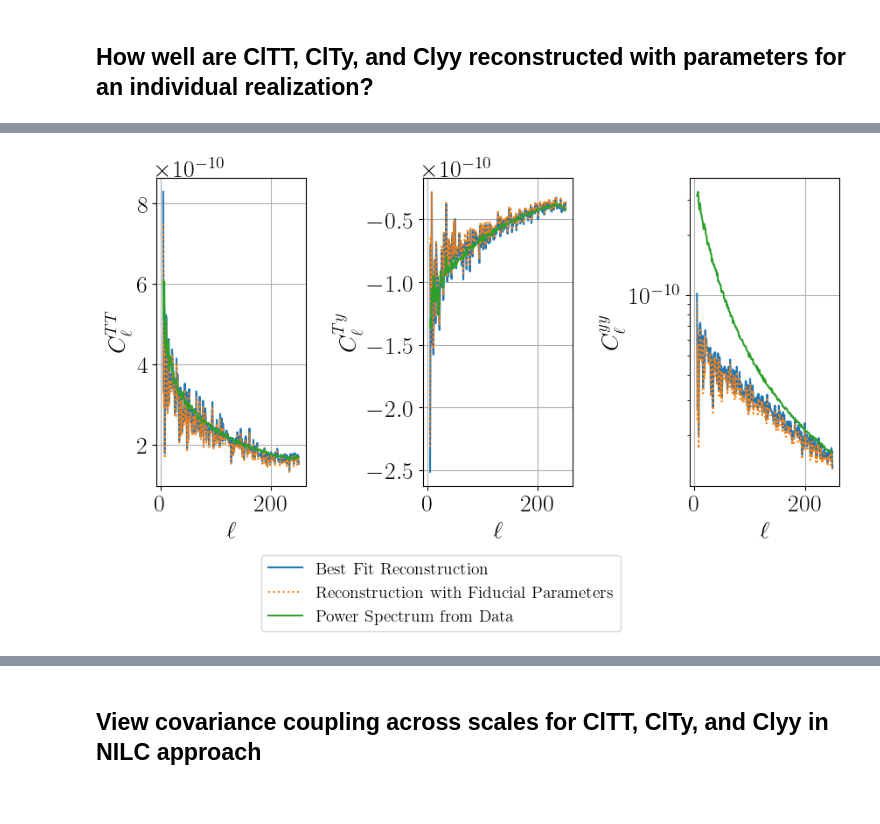
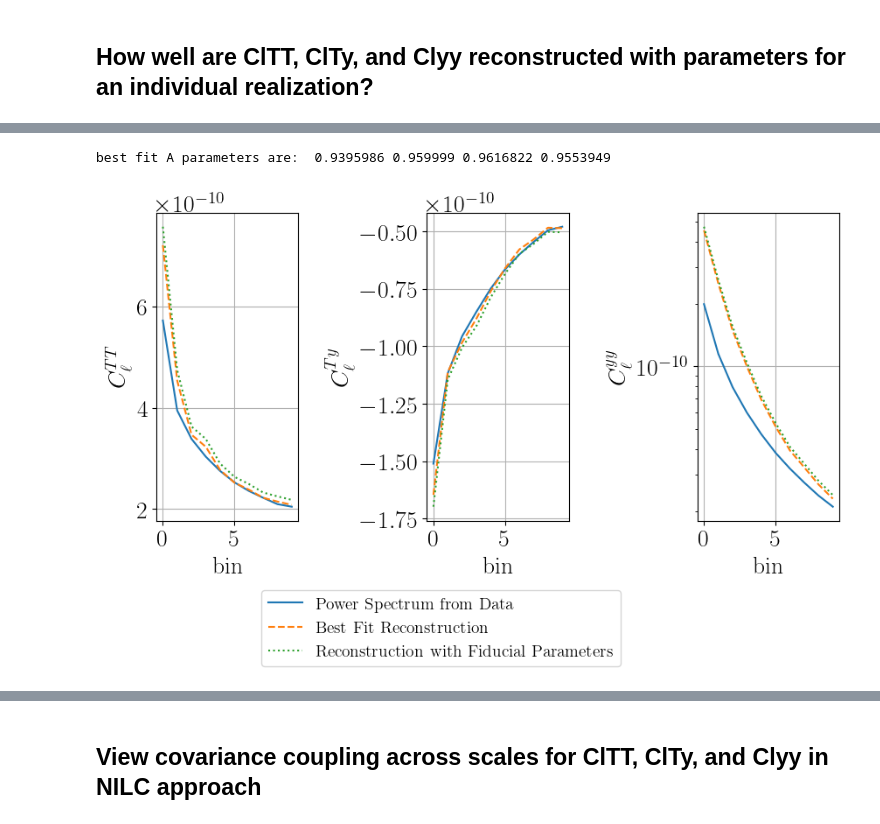
Before and after one commit to kmsurrao/NILC-Inference-Pipeline, a Jupyter notebook: notebooks/pipeline_plotting_examples.ipynb, the cells around one changed output, grey strips where cells are left out. Drawn from its saved outputs; the diff is of its cells as text; code cells hidden in the pictures.

```diff
--- a/notebooks/pipeline_plotting_examples.ipynb
+++ b/notebooks/pipeline_plotting_examples.ipynb
@@ -198,19 +202,19 @@ saved pipeline_plots/Acmb_Aftsz.pdf
 # %%
 #Clpq has shape (Nsims, N_comps+1, N_preserved_comps=2, N_preserved_comps=2, N_comps=4, N_comps=4, ellmax+1)
 Clpq = pickle.load(open(f'{inp.output_dir}/data_vecs/Clpq.p', 'rb'))
-start = 5
-ells = np.arange(inp.ellmax+1)
+start = 0
+ells = np.arange(inp.Nbins)
 
 fig, axs = plt.subplots(1,3, figsize=(9,5))
 ax = 0
 for p,q in [(0,0), (0,1), (1,1)]:
     plt.axes(axs[ax])
     for sim in range(len(Clpq)):
-        plt.plot(ells[start:], np.sum(Clpq[sim,4,p,q,:,:], axis=(0,1))[start:], alpha=0.2)
-    plt.plot(ells[start:], np.sum(np.mean(Clpq[:,4,p,q,:,:],axis=0), axis=(0,1))[start:], color='k', linewidth=1.)
+        plt.plot(ells[start:], np.sum(Clpq[sim,0,0,0,0,0,p,q,:,:], axis=(0,1))[start:], alpha=0.2)
+    plt.plot(ells[start:], np.sum(np.mean(Clpq[:,0,0,0,0,0,p,q,:,:],axis=0), axis=(0,1))[start:], color='k', linewidth=1.)
     plt.grid()
-    plt.xlim(start, inp.ellmax+1)
-    plt.xlabel(r'$\ell$')
+    plt.xlim(start, inp.Nbins-1)
+    plt.xlabel(r'bin')
     if ax==0: plt.ylabel(r'$C_\ell^{TT}$')
     if ax==1: plt.ylabel(r'$C_\ell^{Ty}$')
     if ax==2: plt.ylabel(r'$C_\ell^{yy}$')
@@ -237,7 +229,22 @@ array([1.0168033 , 0.98224145, 1.004763  , 0.9845192 , 0.98683554,
 # %%
-from fits import call_fit
+def call_fit(A_vec, expr):
+    '''
+    ARGUMENTS
+    ---------
+    A_vec: list of [Acmb, Atsz, Anoise1, Anoise2] independent variables
+    expr: sympy expression of best fit involving parameters Acmb, Atsz, Anoise1, Anoise2,
+        which map to x0, x1, x2, and x3, respectively
 
-start = 5
+    RETURNS
+    -------
+    numerical evaluation of expr at the point given by A_vec
+    '''
+    return expr.subs('x0', A_vec[0]).subs('x1', A_vec[1]).subs('x2', A_vec[2]).subs('x3', A_vec[3])
+
+
+
+sim = 1
+start = 0
 
 #Clpq has shape (Nsims, N_comps+1, N_preserved_comps=2, N_preserved_comps=2, N_comps=4, N_comps=4, ellmax+1)
 Clpq = pickle.load(open(f'{inp.output_dir}/data_vecs/Clpq.p', 'rb'))
@@ -245,48 +252,49 @@ Clpq = pickle.load(open(f'{inp.output_dir}/data_vecs/Clpq.p', 'rb'))
 #best_fits has shape (N_preserved_comps, N_preserved_comps, N_comps, N_comps, inp.ellmax+1, 4)
 best_fits = pickle.load(open(f'{inp.output_dir}/data_vecs/best_fits.p', 'rb'))
 
-ClTT_data = np.mean(np.sum(Clpq[:,4,0,0], axis=(1,2)), axis=0)
-ClTy_data = np.mean(np.sum(Clpq[:,4,0,1], axis=(1,2)), axis=0)
-Clyy_data = np.mean(np.sum(Clpq[:,4,1,1], axis=(1,2)), axis=0)
+ClTT_data = np.mean(np.sum(Clpq[:,0,0,0,0,0,0,0], axis=(1,2)), axis=0)
+ClTy_data = np.mean(np.sum(Clpq[:,0,0,0,0,0,0,1], axis=(1,2)), axis=0)
+Clyy_data = np.mean(np.sum(Clpq[:,0,0,0,0,0,1,1], axis=(1,2)), axis=0)
 
 acmb = pickle.load(open(f'{inp.output_dir}/acmb_array_nilc.p', 'rb'))
 atsz = pickle.load(open(f'{inp.output_dir}/atsz_array_nilc.p', 'rb'))
 anoise1 = pickle.load(open(f'{inp.output_dir}/anoise1_array_nilc.p', 'rb'))
 anoise2 = pickle.load(open(f'{inp.output_dir}/anoise2_array_nilc.p', 'rb'))
+print("best fit A parameters are: ", acmb[sim], atsz[sim], anoise1[sim], anoise2[sim])
 
-sim = 6
 fig, axs = plt.subplots(1,3, figsize=(9,5))
 ax = 0
 for p,q in [(0,0), (0,1), (1,1)]:
     plt.axes(axs[ax])
-    theory_model = np.zeros(inp.ellmax+1)
-    fiducial_model = np.zeros(inp.ellmax+1)
+    theory_model = np.zeros(inp.Nbins)
+    fiducial_model = np.zeros(inp.Nbins)
     for y in range(4):
         for z in range(4):
-            for ell in range(inp.ellmax+1):
-                theory_model[ell] += call_fit([acmb[sim], atsz[sim], anoise1[sim], anoise2[sim]], best_fits[p,q,y,z, ell]) \
-                                    * Clpq[sim,4,p,q,y,z,ell]
-                fiducial_model[ell] += call_fit([1., 1., 1., 1.], best_fits[p,q,y,z, ell]) \
-                                    * Clpq[sim,4,p,q,y,z,ell]
+            for ell in range(inp.Nbins):
+                theory_model[ell] += call_fit([acmb[sim], atsz[sim], anoise1[sim], anoise2[sim]], best_fits[p][q][y][z][ell]) \
+                                    * Clpq[sim,0,0,0,0,0,p,q,y,z,ell]
+                fiducial_model[ell] += call_fit([1., 1., 1., 1.], best_fits[p][q][y][z][ell]) \
+                                    * Clpq[sim,0,0,0,0,0,p,q,y,z,ell]
     if ax==0:
         data_model = ClTT_data
         plt.ylabel(r'$C_\ell^{TT}$')
     elif ax==1:
         data_model = ClTy_data
         plt.ylabel(r'$C_\ell^{Ty}$')
     else:
         data_model = Clyy_data
         plt.ylabel(r'$C_\ell^{yy}$')
         plt.yscale('log')
-    plt.xlabel(r'$\ell$')
-    plt.plot(ells[start:], theory_model[start:], label='Best Fit Reconstruction')
+    plt.xlabel(r'bin')
+    plt.plot(ells[start:], data_model[start:], label='Power Spectrum from Data')
+    plt.plot(ells[start:], theory_model[start:], label='Best Fit Reconstruction', linestyle='dashed')
     plt.plot(ells[start:], fiducial_model[start:], label='Reconstruction with Fiducial Parameters', linestyle='dotted')
-    plt.plot(ells[start:], data_model[start:], label='Power Spectrum from Data')
     plt.grid()
     ax += 1
 
 handles, labels = axs[-1].get_legend_handles_labels()
 fig.legend(handles, labels, fontsize=14, bbox_to_anchor=(0.7, 0.05))
 plt.tight_layout()
 # %% [output]
+best fit A parameters are:  0.9395986 0.959999 0.9616822 0.9553949
-[figure, old version]
+[figure, new version]
```
Also changed, not shown: parts of 90 cells of this notebook, 2 other files.
